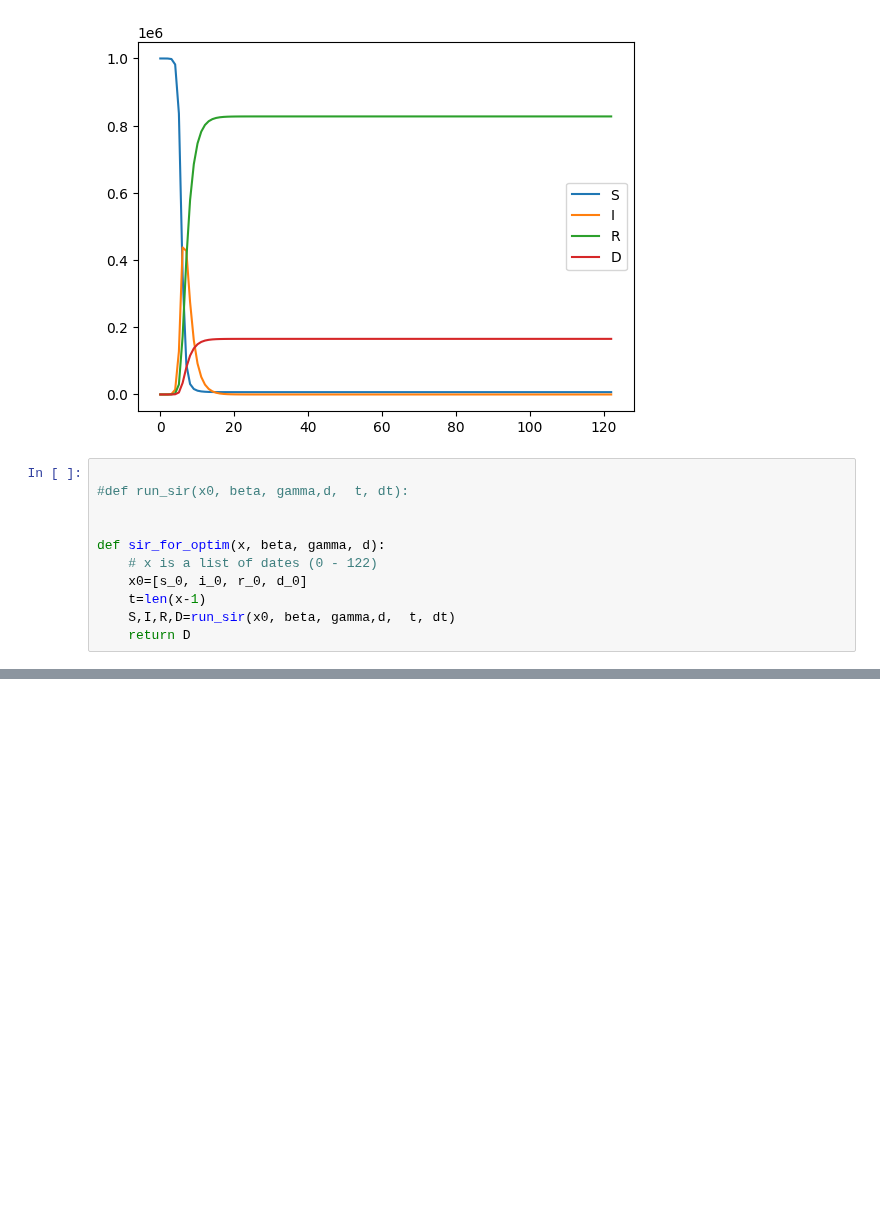
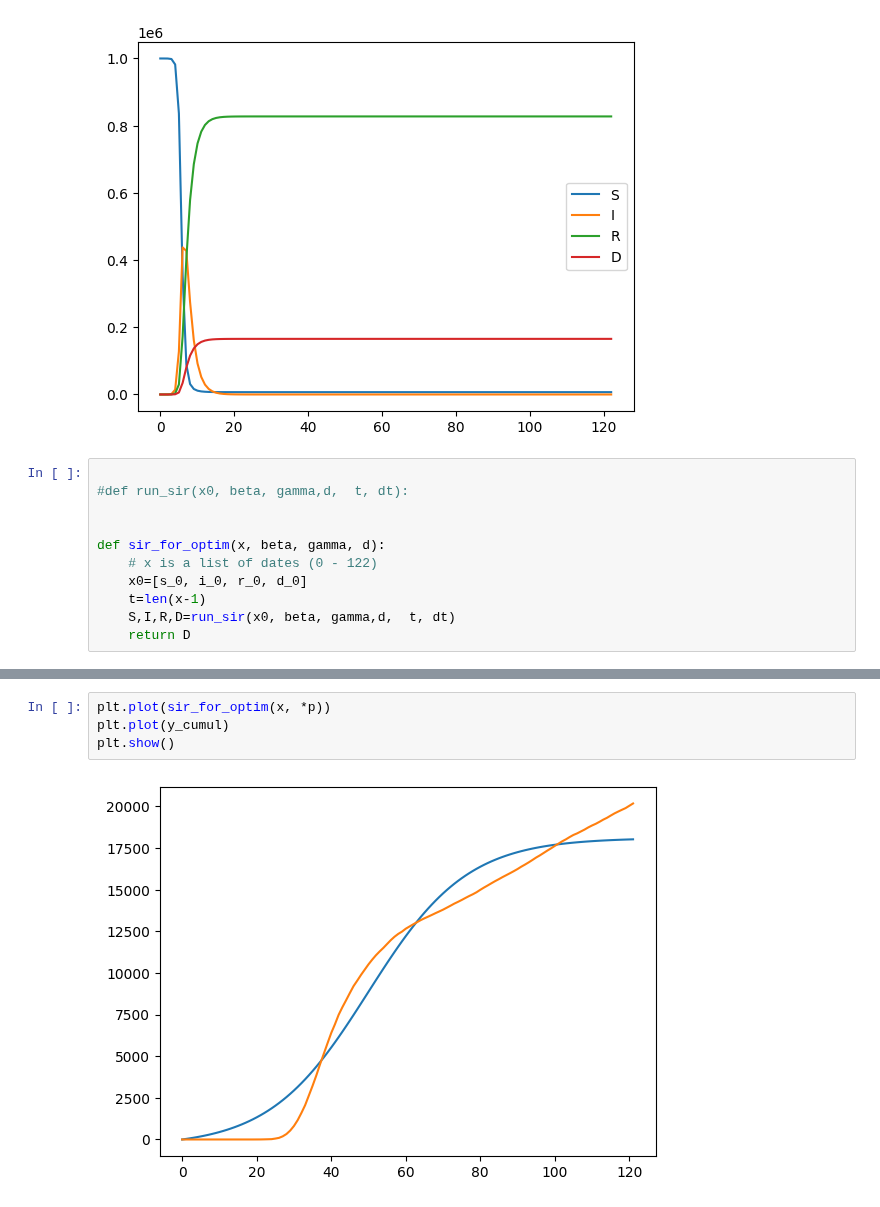
Before and after one commit to gregoirebechade/covid_internship, a Jupyter notebook: exploring.ipynb, the cells around one changed output, grey strips where cells are left out. Cells and saved outputs as stored; diff of their text form; blank space fills up the shorter version.

Commit message:
run optim

```diff
--- a/exploring.ipynb
+++ b/exploring.ipynb
@@ -232,3 +216,9 @@ p=np.array([ 15.84445325, -14.84483028,  30.61694214])
+# %%
+plt.plot(sir_for_optim(x, *p))
+plt.plot(y_cumul)
+plt.show()
+# %% [output]
+[figure, added]
 # %%
 # THIS CELLE ENABLES TO CHECK WHAT change_beta REALLY DOES
 
```
Also changed, not shown: parts of 6 cells of this notebook.
